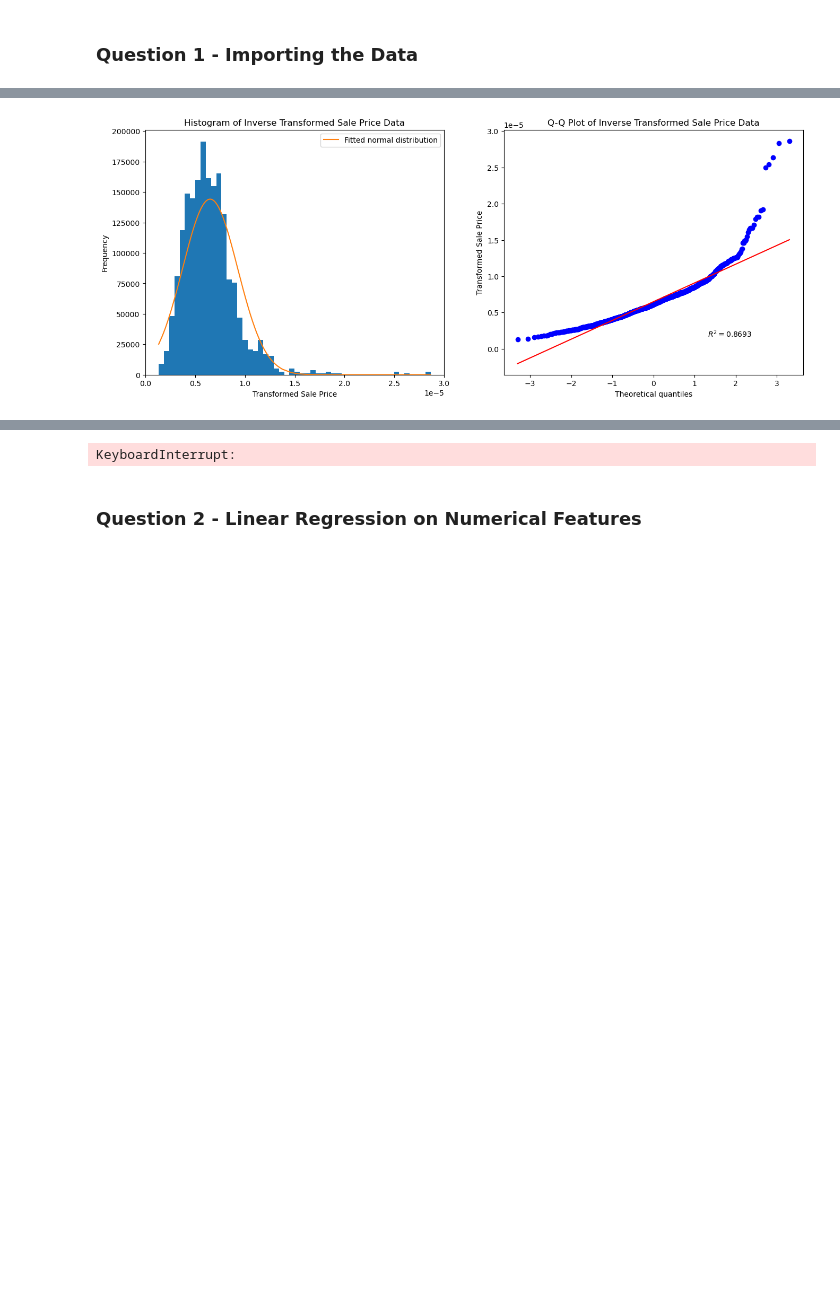
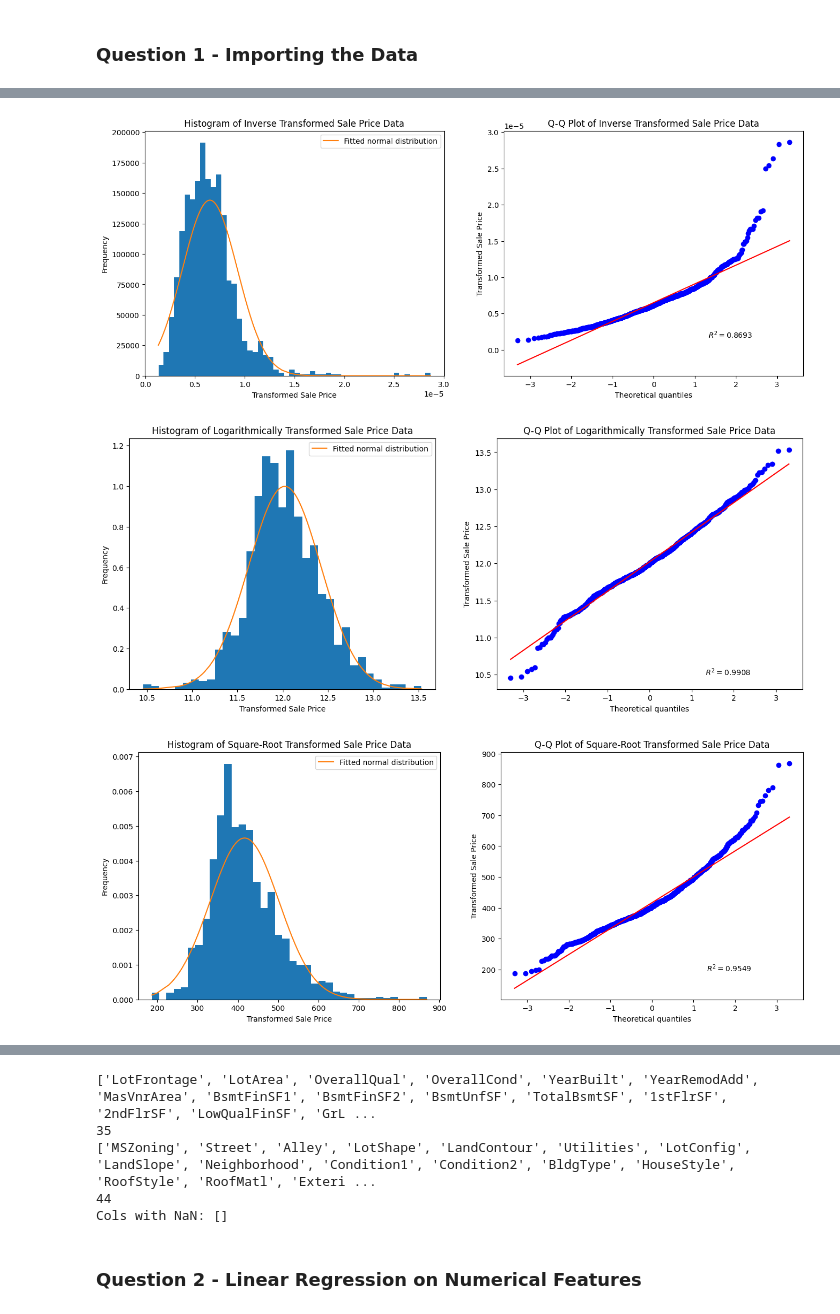
Before and after one commit to njohnson433/Machine-Learning-in-Finance-Insurance-HS25, a Jupyter notebook: project_1/pr1.ipynb, the cells around one changed output, grey strips where cells are left out. Drawn from its saved outputs; the diff is of its cells as text; code cells hidden in the pictures; blank space fills up the shorter version.

```diff
--- a/project_1/pr1.ipynb
+++ b/project_1/pr1.ipynb
@@ -33,7 +33,7 @@ def fit_norm_pdf(data):
 #Remember that the first column of the csv file is an index column and should not be considered as an explanatory variable.
 
 ## ADJUST THE FILE PATH ACCORDING TO YOUR FOLDER STRUCTURE ##
-housing_data = pd.read_csv("/home/nilsjohnson/Documents/ETH/MsC/Sem2/ML_F&I/project_1/Housing.csv", index_col= 0)
+housing_data = pd.read_csv("Housing.csv", index_col= 0)
 
 #1.b) Graphically determine whether the target variable SalePrice is approximately Gaussian.
 
@@ -200,7 +200,7 @@ plt.show()
 #If not, suggest a suitable transformation to bring SalePrice closer to a Gaussian distribution (logarithmic, inverse, square-root, ...).
 
 # As we can see the histogram and q-q plot the original data is not gaussian normally distributed. The data clearly shows a lot of skewness, meaning the
-# data is very asymmetric around it's mean. In particullar there is a strong prositive skew with a skewness factor of 1.88. The red line in the q-q plot
+# data is very asymmetric around it's mean. In particular there is a strong prositive skew with a skewness factor of 1.88. The red line in the q-q plot
 # indicates the theoretical quantiles of the reference distribution, which in our case is the normal distribution. The goal is therefore that all of
 # the dots in the q-q plot lie along this line.
 
@@ -302,3 +302,5 @@ kurtosis transformed data 0.8707599249381262
 Optimal λ for Box-Cox: -0.0769
 [figure]
 [figure]
+[figure, added]
+[figure, added]
@@ -305,4 +309,8 @@ Optimal λ for Box-Cox: -0.0769
-KeyboardInterrupt:
+['LotFrontage', 'LotArea', 'OverallQual', 'OverallCond', 'YearBuilt', 'YearRemodAdd', 'MasVnrArea', 'BsmtFinSF1', 'BsmtFinSF2', 'BsmtUnfSF', 'TotalBsmtSF', '1stFlrSF', '2ndFlrSF', 'LowQualFinSF', 'GrL ...
+35
+['MSZoning', 'Street', 'Alley', 'LotShape', 'LandContour', 'Utilities', 'LotConfig', 'LandSlope', 'Neighborhood', 'Condition1', 'Condition2', 'BldgType', 'HouseStyle', 'RoofStyle', 'RoofMatl', 'Exteri ...
+44
+Cols with NaN: []
 # %% [markdown]
 ### Question 2 - Linear Regression on Numerical Features
 # %%
```
Also changed, not shown: parts of 8 cells of this notebook.
